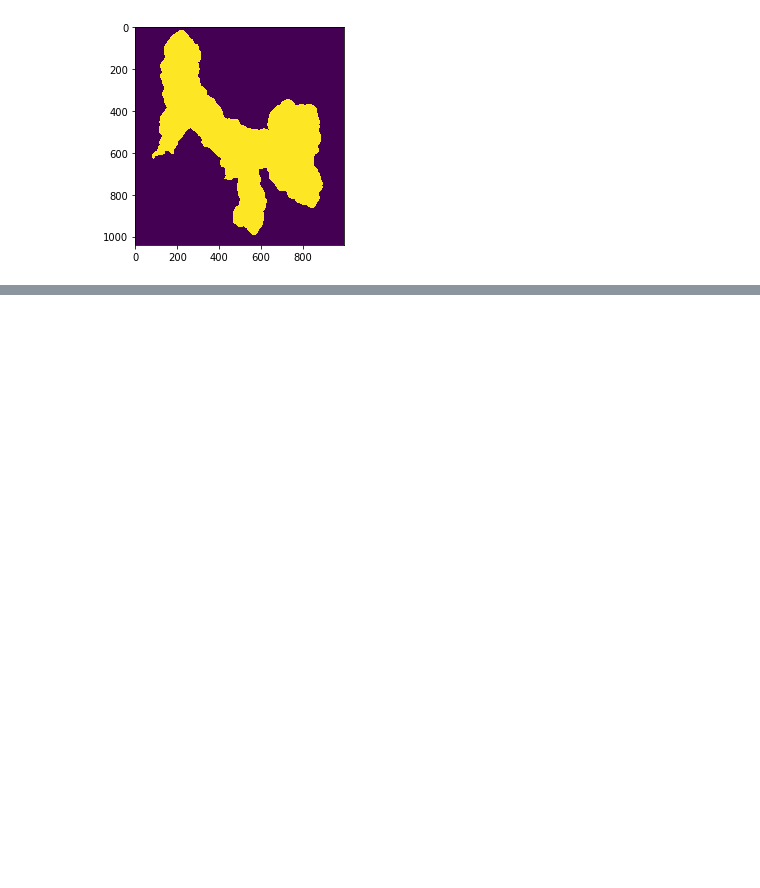
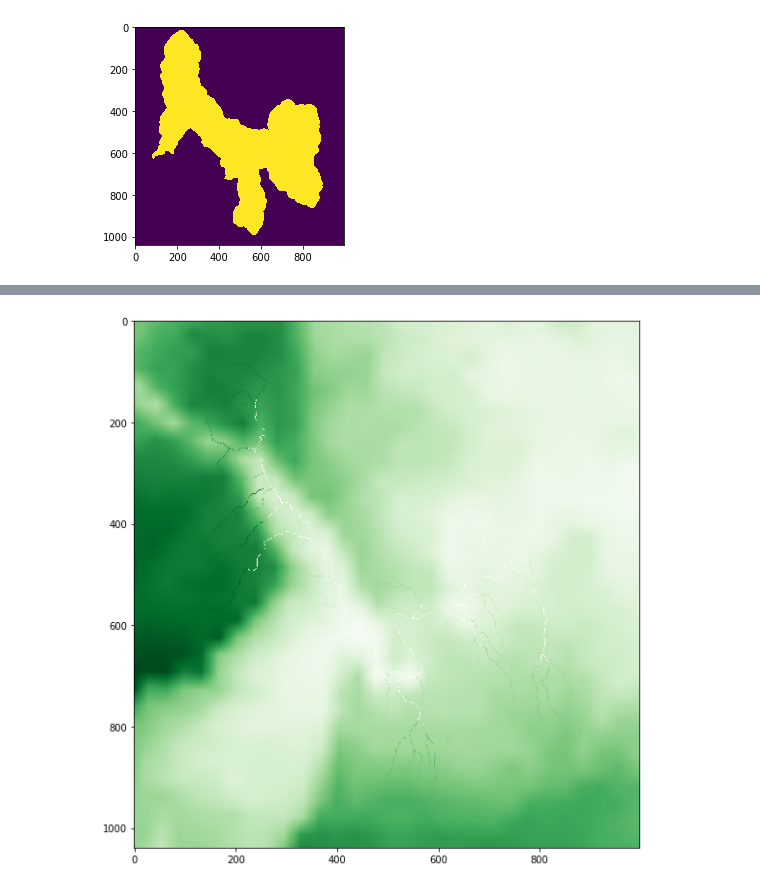
Before and after one commit to usgs/water-fcpg-tools, a Jupyter notebook: test_notebook.ipynb, the cells around one changed output, grey strips where cells are left out. Saved outputs shown, nothing was run; the diff lists cells and outputs as text; code cells hidden in the pictures; blank space fills up the shorter version.

Commit message:
updated test notebook with a decayed FCPG example.

```diff
--- a/test_notebook.ipynb
+++ b/test_notebook.ipynb
@@ -13,6 +13,13 @@ import rasterio as rs
 import geopandas as gpd
 import matplotlib.pyplot as plt
 import numpy as np
+
+def plot(fl, cmap='Blues'): # define a helper plotting function
+    src = rs.open(fl)
+    tmp = src.read(1)
+    tmp[tmp == src.nodata] = np.NaN
+    plt.figure(figsize = (10,10))
+    plt.imshow(tmp, cmap = cmap)
 # %%
 # input data sets
 upstreamFDR = os.path.join('.','test_data','validation_upstream_fdr.tif') # upstream area FDR grid
@@ -419,0 +458,3 @@ CPG file written to: ./test_output/Pup_FCPG_noData.tif
+# %%
+decayFCPG = os.path.join(testFolder,'decayFCPG.tif')
+fc.make_fcpg(decayParam,decayFAC,decayFCPG)
@@ -419,0 +468,4 @@ CPG file written to: ./test_output/Pup_FCPG_noData.tif
+# %%
+plot(decayFCPG, cmap = 'Greens')
+# %% [output]
+[figure, added]
```
Also changed, not shown: parts of 18 cells of this notebook.
